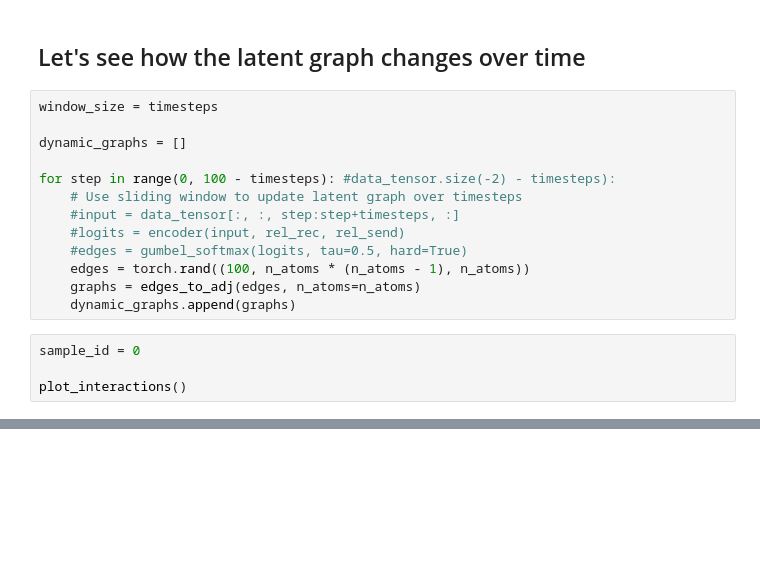
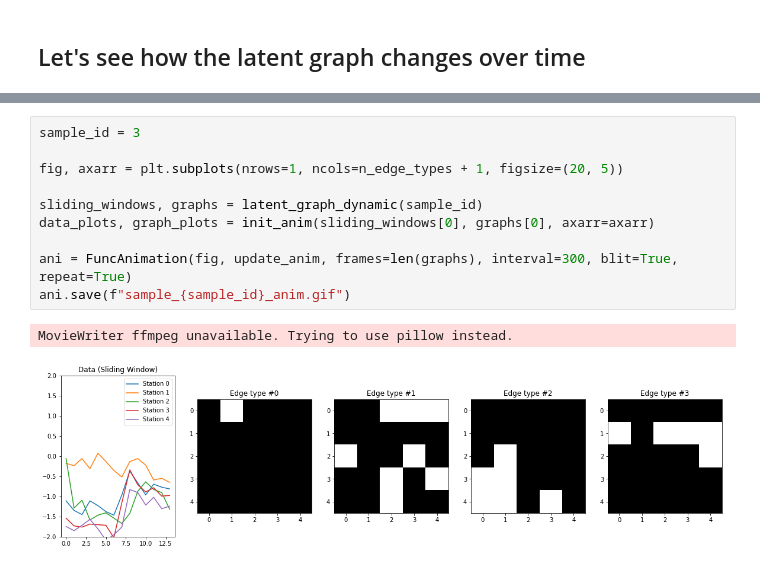
Before and after one commit to PaulUrsulean/LSGM, a Jupyter notebook: notebooks/map_visualization.ipynb, the cells around one changed output, grey strips where cells are left out. Cells and saved outputs as stored; diff of their text form; blank space fills up the shorter version.

```diff
--- a/notebooks/map_visualization.ipynb
+++ b/notebooks/map_visualization.ipynb
@@ -225,19 +173,2 @@ fig.colorbar(im, ax=axes.ravel().tolist(), shrink=0.6)
 # %% [markdown]
 ## Let's see how the latent graph changes over time
-# %%
-window_size = timesteps
-
-dynamic_graphs = []
-
-for step in range(0, 100 - timesteps): #data_tensor.size(-2) - timesteps):
-    # Use sliding window to update latent graph over timesteps
-    #input = data_tensor[:, :, step:step+timesteps, :]
-    #logits = encoder(input, rel_rec, rel_send)
-    #edges = gumbel_softmax(logits, tau=0.5, hard=True)
-    edges = torch.rand((100, n_atoms * (n_atoms - 1), n_atoms))
-    graphs = edges_to_adj(edges, n_atoms=n_atoms)
-    dynamic_graphs.append(graphs)
-# %%
-sample_id = 0
-
-plot_interactions()
@@ -243,0 +244,13 @@ plot_interactions()
+# %%
+sample_id = 3
+
+fig, axarr = plt.subplots(nrows=1, ncols=n_edge_types + 1, figsize=(20, 5))
+
+sliding_windows, graphs = latent_graph_dynamic(sample_id)
+data_plots, graph_plots = init_anim(sliding_windows[0], graphs[0], axarr=axarr)
+
+ani = FuncAnimation(fig, update_anim, frames=len(graphs), interval=300, blit=True, repeat=True)
+ani.save(f"sample_{sample_id}_anim.gif")
+# %% [output]
+MovieWriter ffmpeg unavailable. Trying to use pillow instead.
+[figure, added]
```
Also changed, not shown: parts of 33 cells of this notebook.
